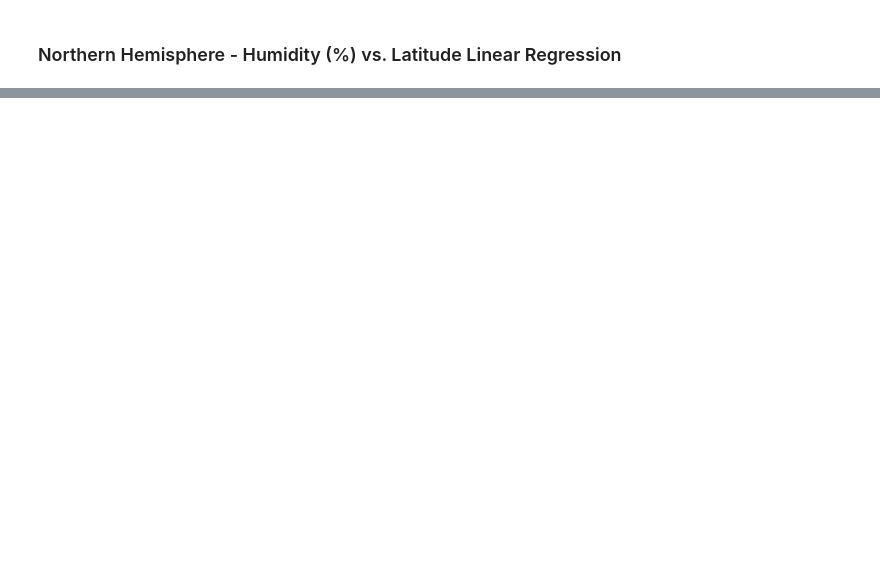
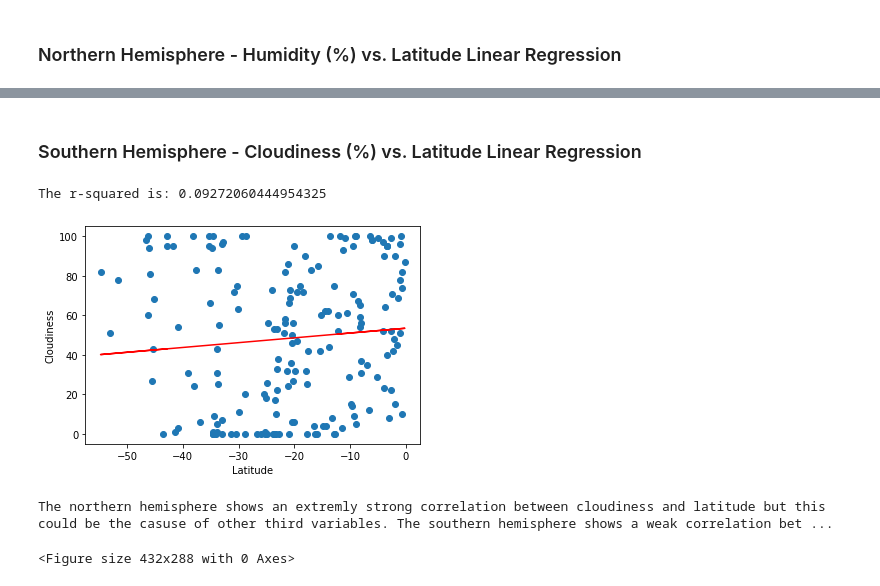
Before and after one commit to GStout17/python-api-challenge, a Jupyter notebook: WeatherPy/WeatherPy.ipynb, the cells around one changed output, grey strips where cells are left out. Cells and saved outputs as stored; diff of their text form; code cells hidden in the pictures; blank space fills up the shorter version.

```diff
--- a/WeatherPy/WeatherPy.ipynb
+++ b/WeatherPy/WeatherPy.ipynb
@@ -348,0 +386,15 @@ The regression model accounts for 76.0% of the variance. This is a strong postiv
+# %% [markdown]
+### Southern Hemisphere - Cloudiness (%) vs. Latitude Linear Regression
+# %%
+x_values = southlat_df["Latitude"]
+y_values = southlat_df["Cloudiness"]
+plot_linear_regression(x_values,y_values,'Cloudiness',(6,30))
+
+plt.savefig('southern_cloud_lat')
+
+print("The northern hemisphere shows an extremly strong correlation between cloudiness and latitude but this could be the casuse of other third variables. The southern hemisphere shows a weak correlation between cloudiness and latitude")
+# %% [output]
+The r-squared is: 0.09272060444954325
+[figure, added]
+The northern hemisphere shows an extremly strong correlation between cloudiness and latitude but this could be the casuse of other third variables. The southern hemisphere shows a weak correlation bet ...
+<Figure size 432x288 with 0 Axes>
```
Also changed, not shown: parts of 20 cells of this notebook, 12 other files.
